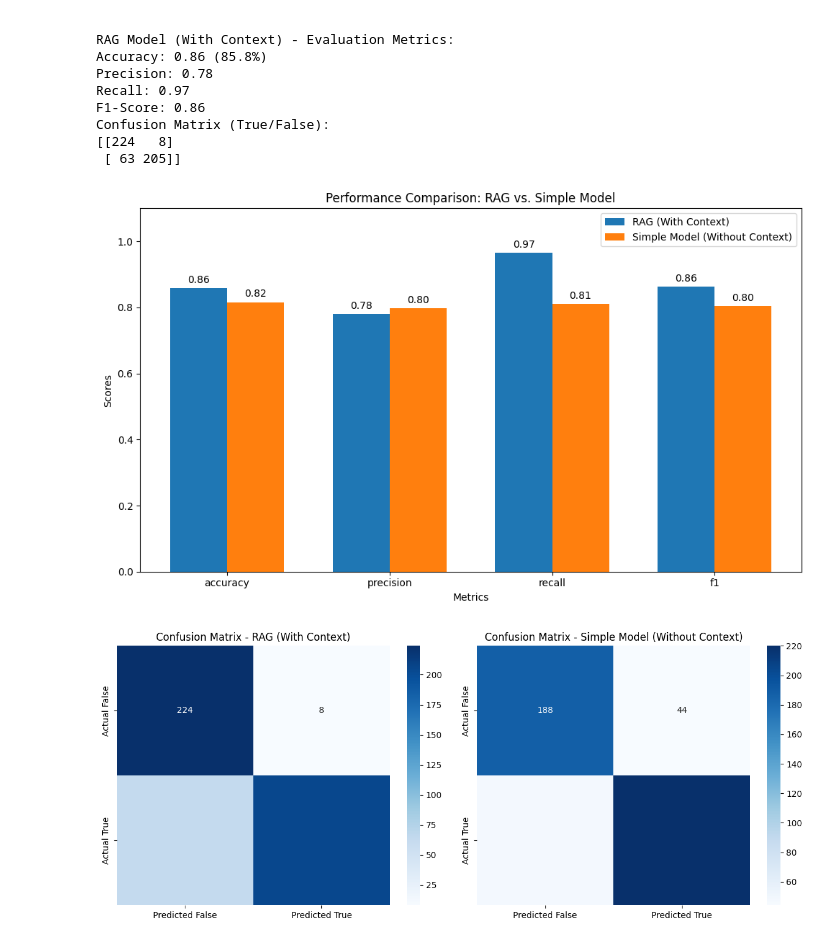
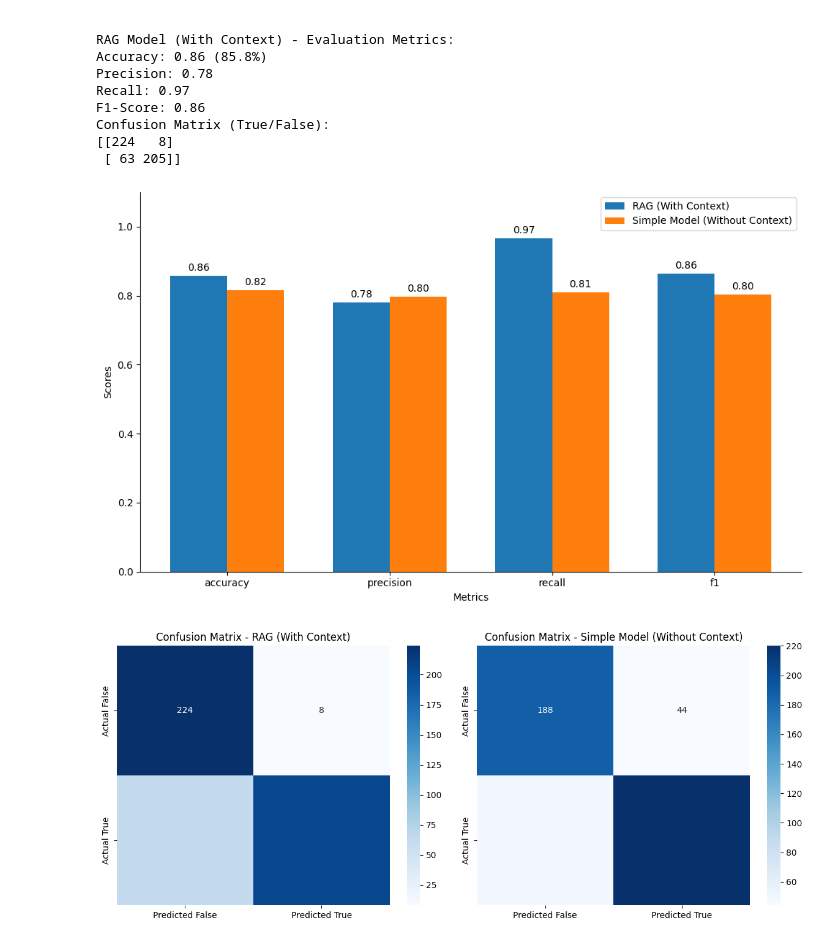
Before and after one commit to AlexLecu/LLMKGraph, a Jupyter notebook: backend/evaluation/evaluation_notebooks/evaluation_results/2Hop_True_and_False.ipynb, the cells around one changed output. Drawn from its saved outputs; the diff is of its cells as text; code cells hidden in the pictures.

```diff
--- a/backend/evaluation/evaluation_notebooks/evaluation_results/2Hop_True_and_False.ipynb
+++ b/backend/evaluation/evaluation_notebooks/evaluation_results/2Hop_True_and_False.ipynb
@@ -129,14 +129,17 @@ if rag_metrics and simple_metrics:
     rects1 = ax.bar(x - width/2, rag_values, width, label='RAG (With Context)', color='#1f77b4')
     rects2 = ax.bar(x + width/2, simple_values, width, label='Simple Model (Without Context)', color='#ff7f0e')
 
-    # Add labels and title
+    # Add labels
     ax.set_xlabel('Metrics')
     ax.set_ylabel('Scores')
-    ax.set_title('Performance Comparison: RAG vs. Simple Model')
     ax.set_xticks(x)
     ax.set_xticklabels(metrics)
     ax.legend()
     ax.set_ylim(0, 1.1)
+
+    # Remove top and right spines
+    ax.spines['top'].set_visible(False)
+    ax.spines['right'].set_visible(False)
 
     # Add value labels
     def add_labels(rects):
@@ -146,34 +149,34 @@ if rag_metrics and simple_metrics:
                         xy=(rect.get_x() + rect.get_width() / 2, height),
                         xytext=(0, 3),  # 3 points vertical offset
                         textcoords="offset points",
                         ha='center', va='bottom')
 
     add_labels(rects1)
     add_labels(rects2)
 
     plt.tight_layout()
     plt.savefig('metrics_comparison.png')  # Save the plot
 
-    # Visualize confusion matrices
+    # Visualize confusion matrices (unchanged)
     fig, (ax1, ax2) = plt.subplots(1, 2, figsize=(12, 5))
 
     # RAG confusion matrix
     sns.heatmap(rag_metrics['confusion_matrix'], annot=True, fmt='d', cmap='Blues', ax=ax1,
                 xticklabels=['Predicted False', 'Predicted True'],
                 yticklabels=['Actual False', 'Actual True'])
     ax1.set_title('Confusion Matrix - RAG (With Context)')
 
     # Simple model confusion matrix
     sns.heatmap(simple_metrics['confusion_matrix'], annot=True, fmt='d', cmap='Blues', ax=ax2,
                 xticklabels=['Predicted False', 'Predicted True'],
                 yticklabels=['Actual False', 'Actual True'])
     ax2.set_title('Confusion Matrix - Simple Model (Without Context)')
 
     plt.tight_layout()
     plt.savefig('confusion_matrices.png')  # Save the plot
 else:
     print("Not enough data to visualize comparison")
 # %% [output]
-[figure, old version]
+[figure, new version]
 [figure]
 # %%
```
Also changed, not shown: parts of 1 cell of this notebook, 3 other files.
